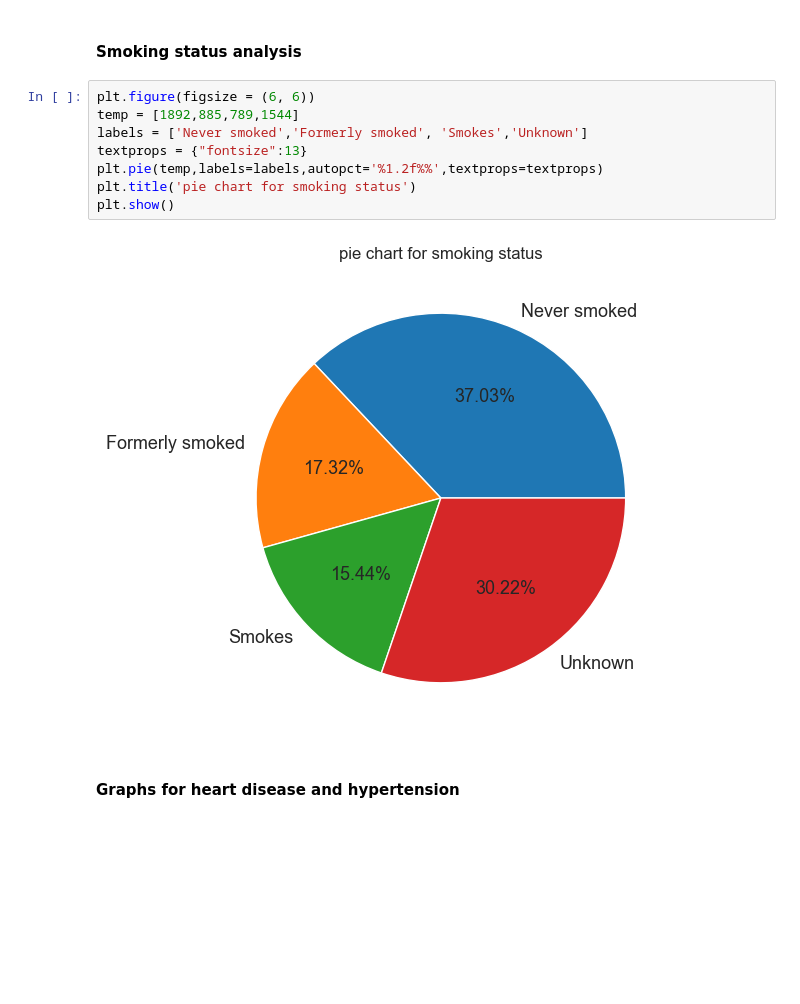
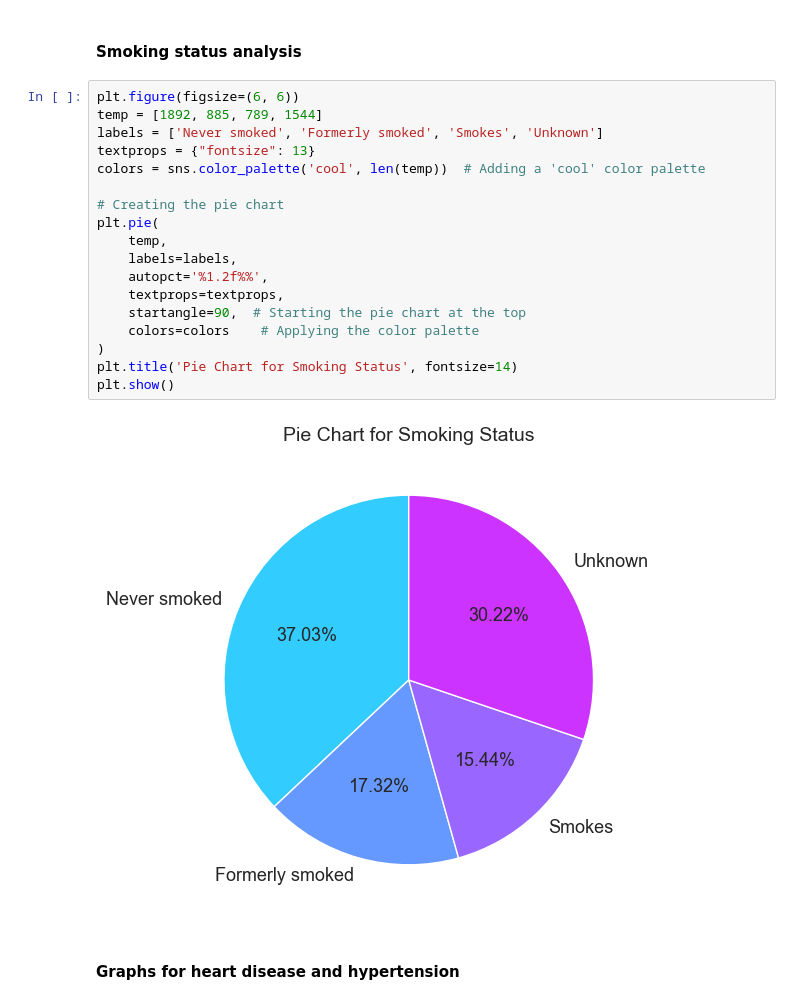
Before and after one commit to rachidboukhoudmi/stroke_prediction_workshop, a Jupyter notebook: stroke-prediction.ipynb, the cells around one changed output. Drawn from its saved outputs; the diff is of its cells as text; blank space fills up the shorter version.

```diff
--- a/stroke-prediction.ipynb
+++ b/stroke-prediction.ipynb
@@ -364,14 +351,24 @@ plt.show()
 # %% [markdown]
 #### Smoking status analysis
 # %%
-plt.figure(figsize = (6, 6))
-temp = [1892,885,789,1544]
-labels = ['Never smoked','Formerly smoked', 'Smokes','Unknown']
-textprops = {"fontsize":13}
-plt.pie(temp,labels=labels,autopct='%1.2f%%',textprops=textprops)
-plt.title('pie chart for smoking status')
+plt.figure(figsize=(6, 6))
+temp = [1892, 885, 789, 1544]
+labels = ['Never smoked', 'Formerly smoked', 'Smokes', 'Unknown']
+textprops = {"fontsize": 13}
+colors = sns.color_palette('cool', len(temp))  # Adding a 'cool' color palette
+
+# Creating the pie chart
+plt.pie(
+    temp,
+    labels=labels,
+    autopct='%1.2f%%',
+    textprops=textprops,
+    startangle=90,  # Starting the pie chart at the top
+    colors=colors    # Applying the color palette
+)
+plt.title('Pie Chart for Smoking Status', fontsize=14)
 plt.show()
 # %% [output]
-[figure, old version]
+[figure, new version]
 # %% [markdown]
 #### Graphs for heart disease and hypertension
```
Also changed, not shown: parts of 81 cells of this notebook, 3 other files.
